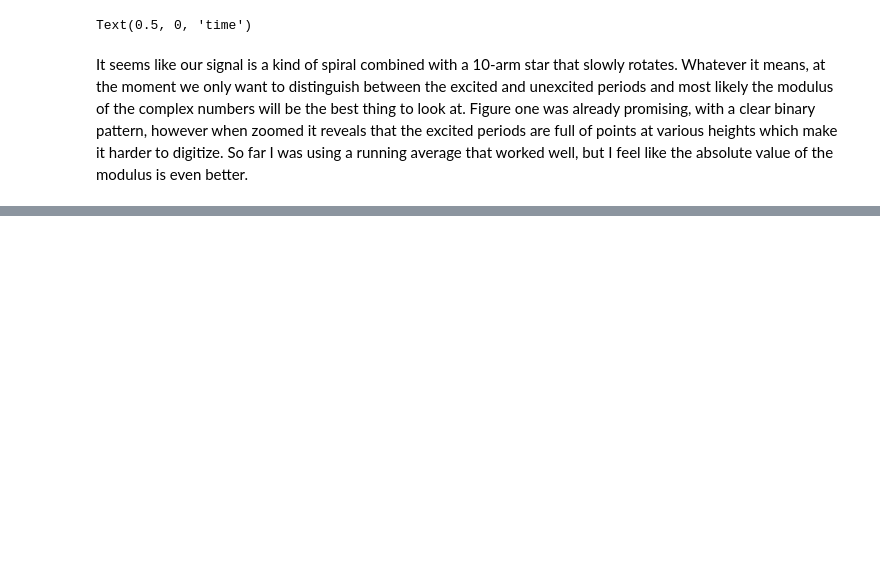
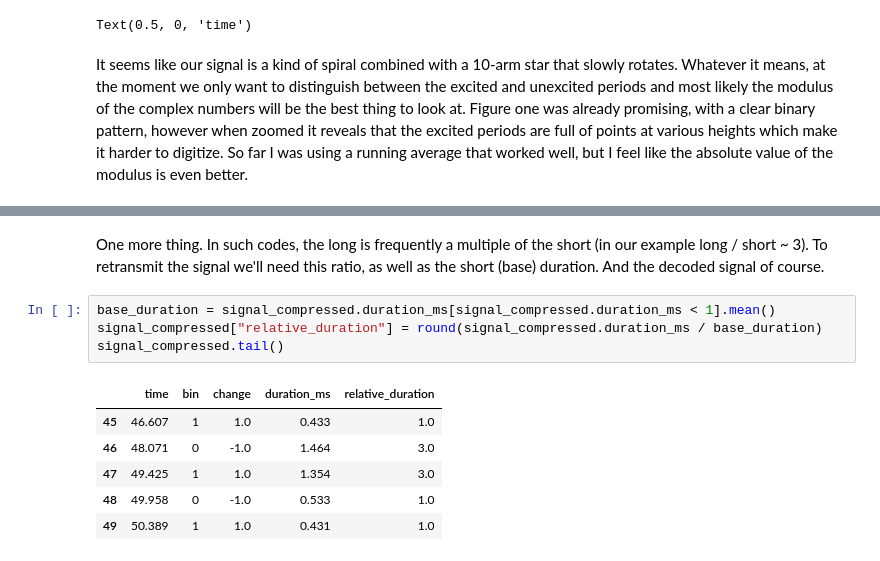
Before and after one commit to KonradMnich/radio-code-cracker, a Jupyter notebook: capturing and decoding.ipynb, the cells around one changed output, grey strips where cells are left out. Saved outputs shown, nothing was run; the diff lists cells and outputs as text; blank space fills up the shorter version.

```diff
--- a/capturing and decoding.ipynb
+++ b/capturing and decoding.ipynb
@@ -143,0 +175,13 @@ signal.plot()
+# %% [markdown]
+One more thing. In such codes, the long is frequently a multiple of the short (in our example long / short ~ 3). To retransmit the signal we'll need this ratio, as well as the short (base) duration. And the decoded signal of course.
+# %%
+base_duration = signal_compressed.duration_ms[signal_compressed.duration_ms < 1].mean()
+signal_compressed["relative_duration"] = round(signal_compressed.duration_ms / base_duration)
+signal_compressed.tail()
+# %% [output]
+|  | time | bin | change | duration_ms | relative_duration |
+| 45 | 46.607 | 1 | 1.0 | 0.433 | 1.0 |
+| 46 | 48.071 | 0 | -1.0 | 1.464 | 3.0 |
+| 47 | 49.425 | 1 | 1.0 | 1.354 | 3.0 |
+| 48 | 49.958 | 0 | -1.0 | 0.533 | 1.0 |
+| 49 | 50.389 | 1 | 1.0 | 0.431 | 1.0 |
```
Also changed, not shown: parts of 6 cells of this notebook.
